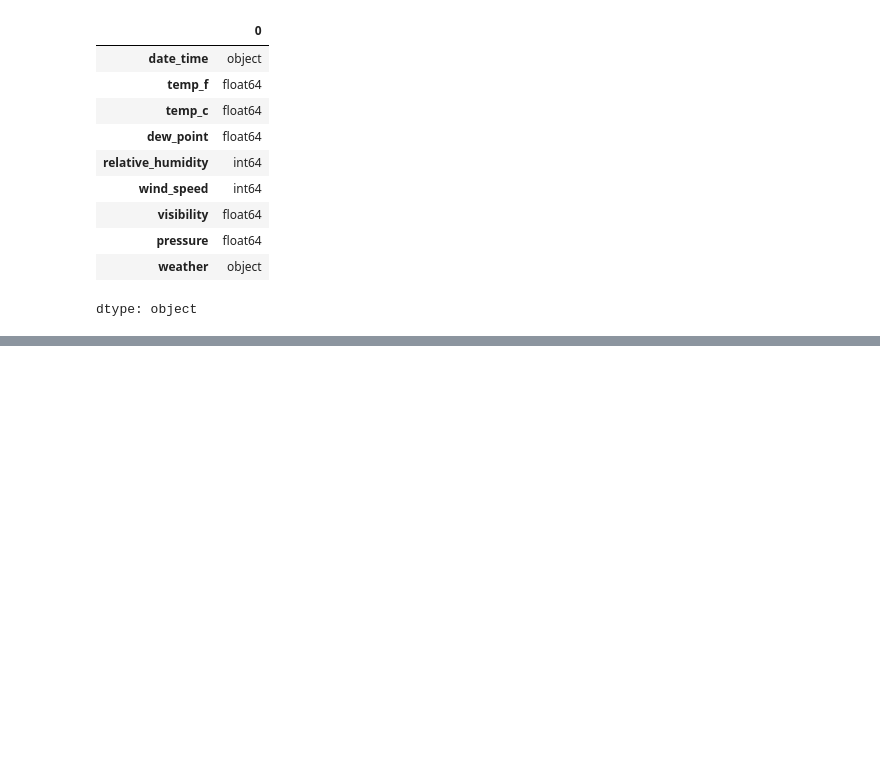
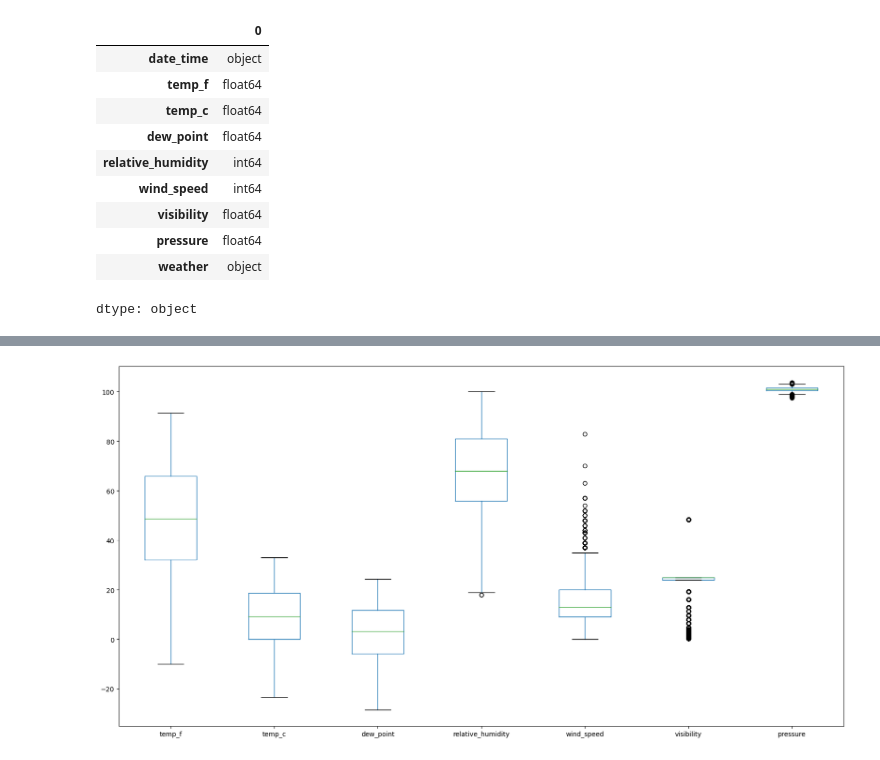
Before and after one commit to zaccowan/MLA_ZSC, a Jupyter notebook: MLA1_ZSC.ipynb, the cells around one changed output, grey strips where cells are left out. Cells and saved outputs as stored; diff of their text form; code cells hidden in the pictures; blank space fills up the shorter version.

```diff
--- a/MLA1_ZSC.ipynb
+++ b/MLA1_ZSC.ipynb
@@ -115,0 +139,4 @@ df
+# %%
+box_plot=df.boxplot(figsize=(20,10), grid=False)
+# %% [output]
+[figure, added]
```
Also changed, not shown: parts of 7 cells of this notebook.
